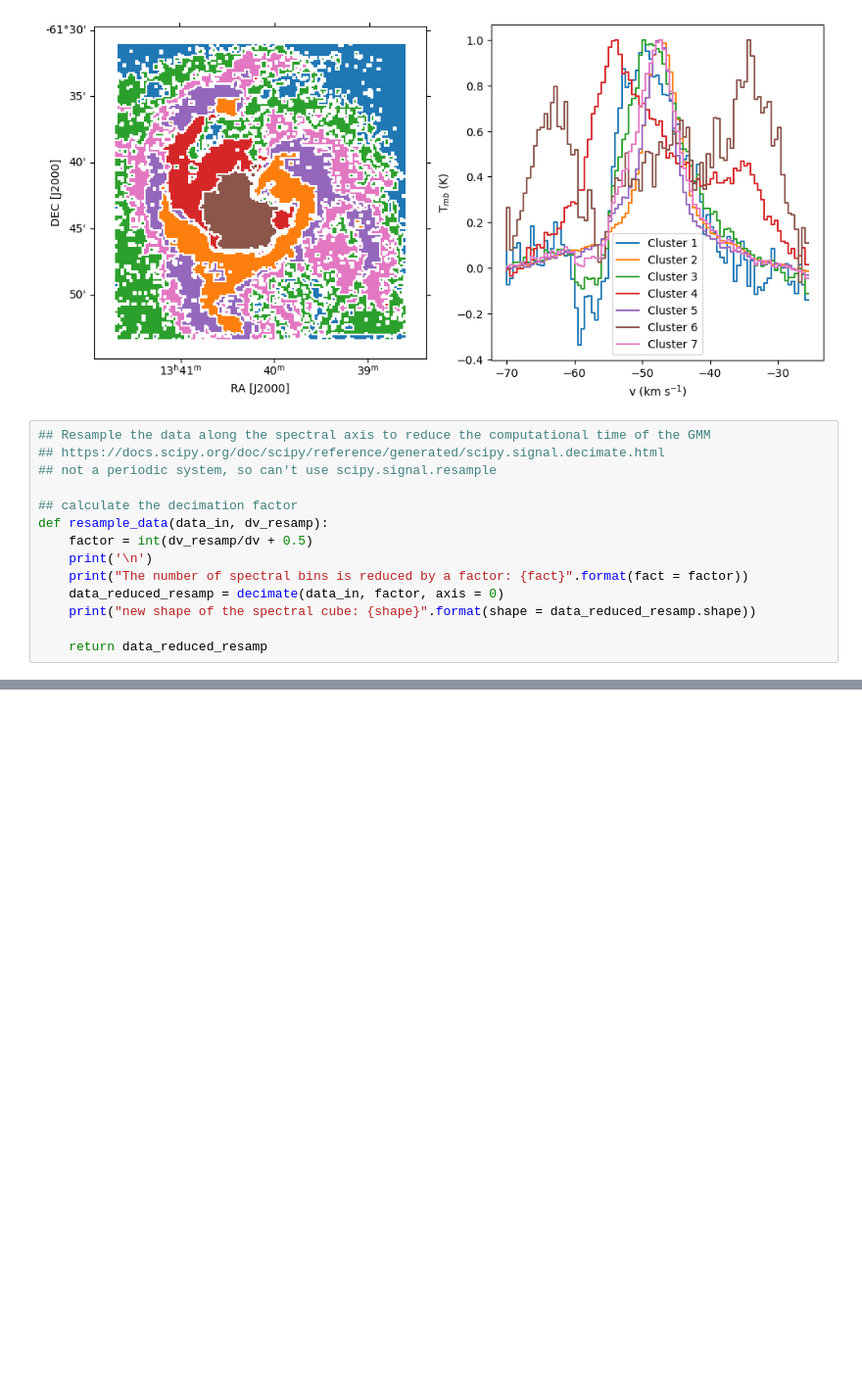
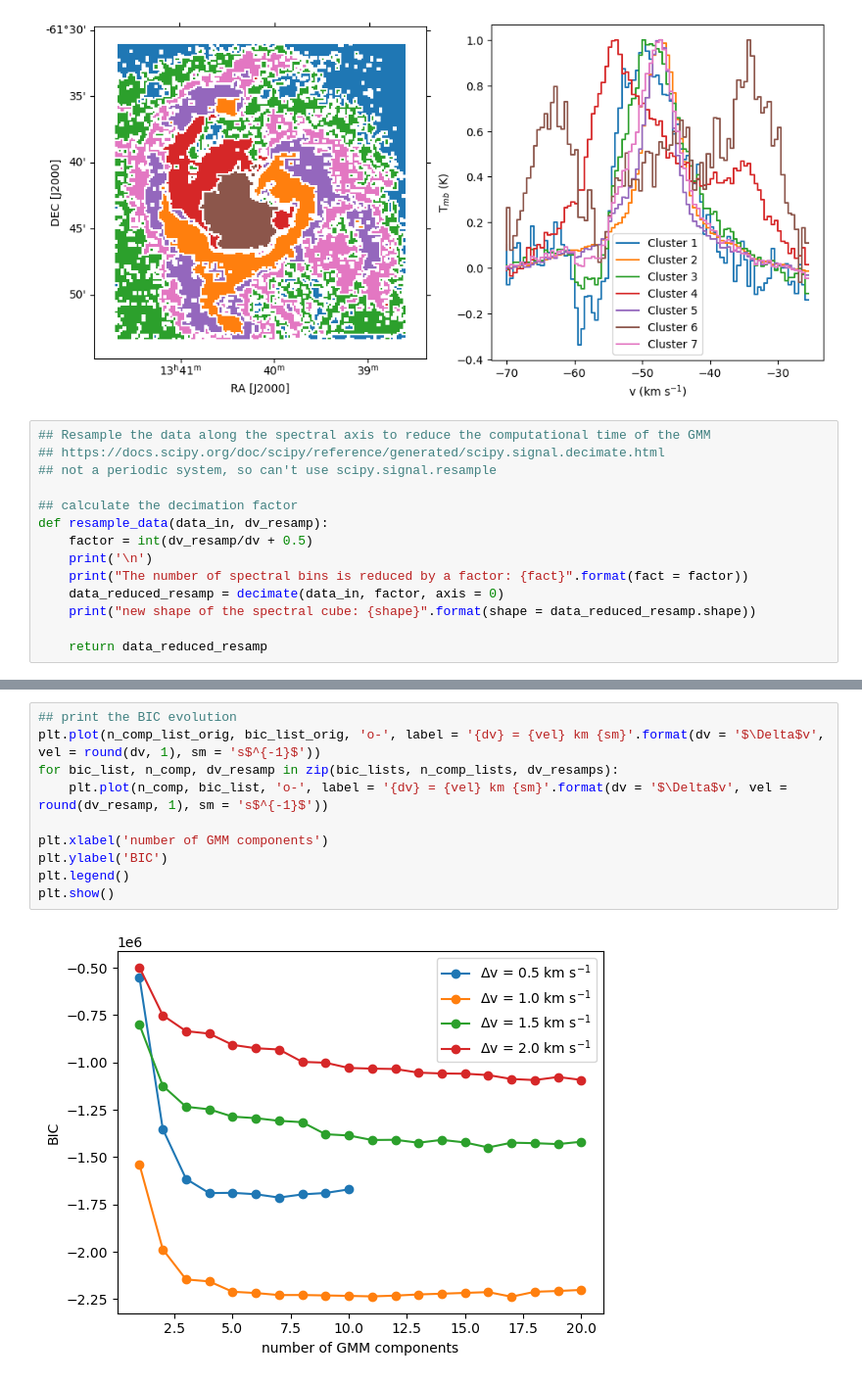
Before and after one commit to lmlb-astro/GMM, a Jupyter notebook: example_GMM_fit.ipynb, the cells around one changed output, grey strips where cells are left out. Shown at 98% size. Drawn from its saved outputs; the diff is of its cells as text; blank space fills up the shorter version.

```diff
--- a/example_GMM_fit.ipynb
+++ b/example_GMM_fit.ipynb
@@ -229,0 +330,12 @@ for time_list, n_comp in zip(time_lists, n_comp_lists):
+# %%
+## print the BIC evolution
+plt.plot(n_comp_list_orig, bic_list_orig, 'o-', label = '{dv} = {vel} km {sm}'.format(dv = '$\Delta$v', vel = round(dv, 1), sm = 's$^{-1}$'))
+for bic_list, n_comp, dv_resamp in zip(bic_lists, n_comp_lists, dv_resamps):
+    plt.plot(n_comp, bic_list, 'o-', label = '{dv} = {vel} km {sm}'.format(dv = '$\Delta$v', vel = round(dv_resamp, 1), sm = 's$^{-1}$'))
+
+plt.xlabel('number of GMM components')
+plt.ylabel('BIC')
+plt.legend()
+plt.show()
+# %% [output]
+[figure, added]
```
Also changed, not shown: parts of 14 cells of this notebook, 1 other file.
